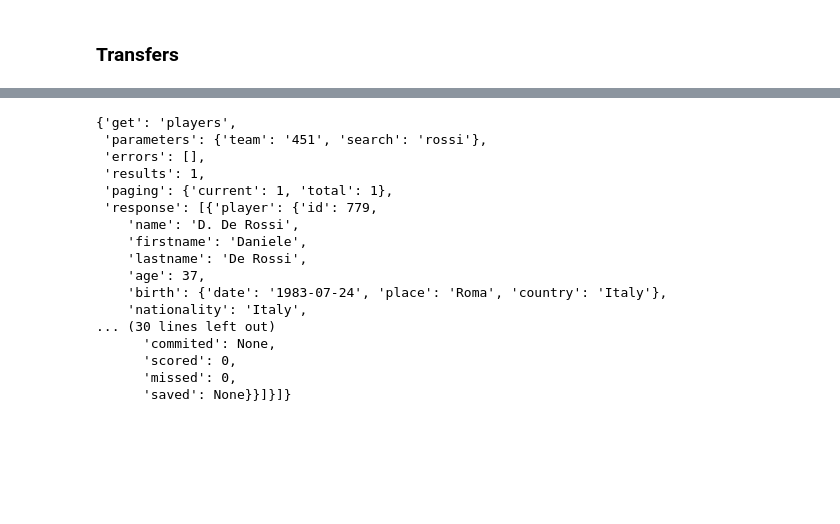
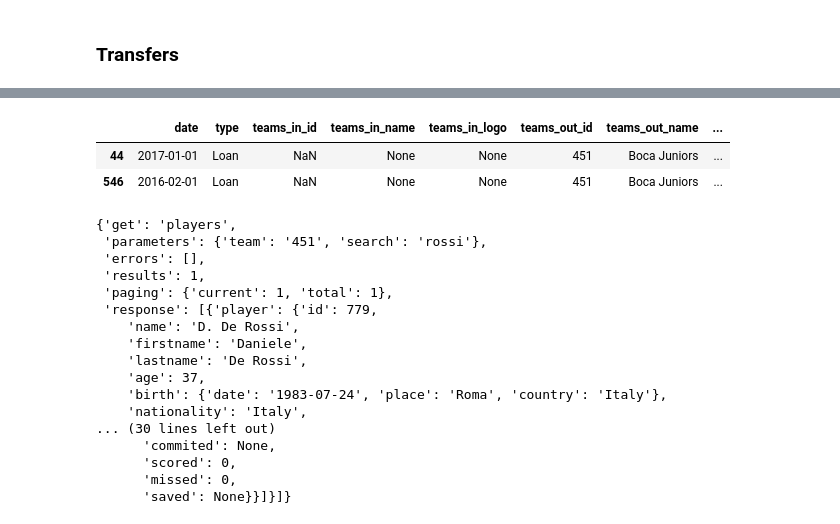
Before and after one commit to fpretto/MiM_Analytics_Tesis, a Jupyter notebook: Tesis/API_Football_Test.ipynb, the cells around one changed output, grey strips where cells are left out. Cells and saved outputs as stored; diff of their text form; code cells hidden in the pictures; blank space fills up the shorter version.

```diff
--- a/Tesis/API_Football_Test.ipynb
+++ b/Tesis/API_Football_Test.ipynb
@@ -925,3 +891,9 @@ df_transfers
+# %%
+df_transfers[df_transfers['teams_in_id'].isna()]
+# %% [output]
+|  | date | type | teams_in_id | teams_in_name | teams_in_logo | teams_out_id | teams_out_name | ... |
+| 44 | 2017-01-01 | Loan | NaN | None | None | 451 | Boca Juniors | ... |
+| 546 | 2016-02-01 | Loan | NaN | None | None | 451 | Boca Juniors | ... |
 # %%
 # API Request
 url = f"https://v3.football.api-sports.io/players?team=451&search=rossi"
```
Also changed, not shown: parts of 12 cells of this notebook, 17 other files.
